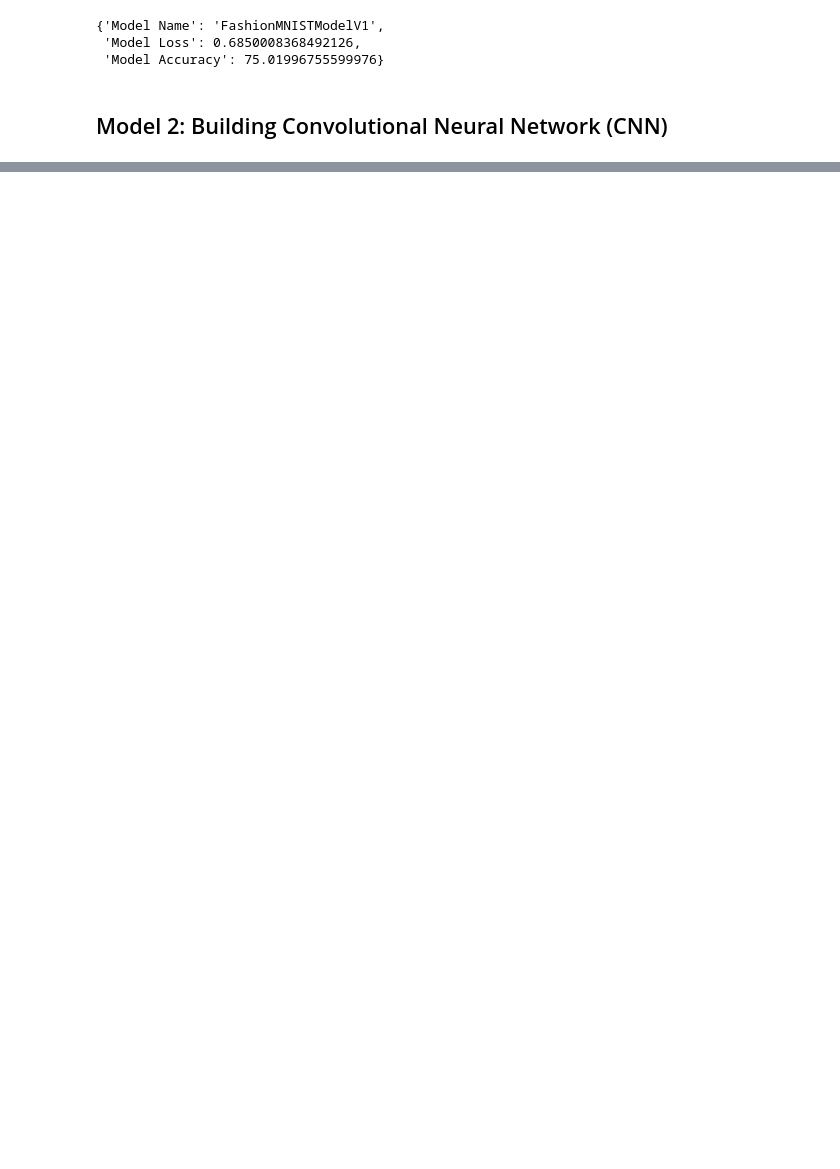
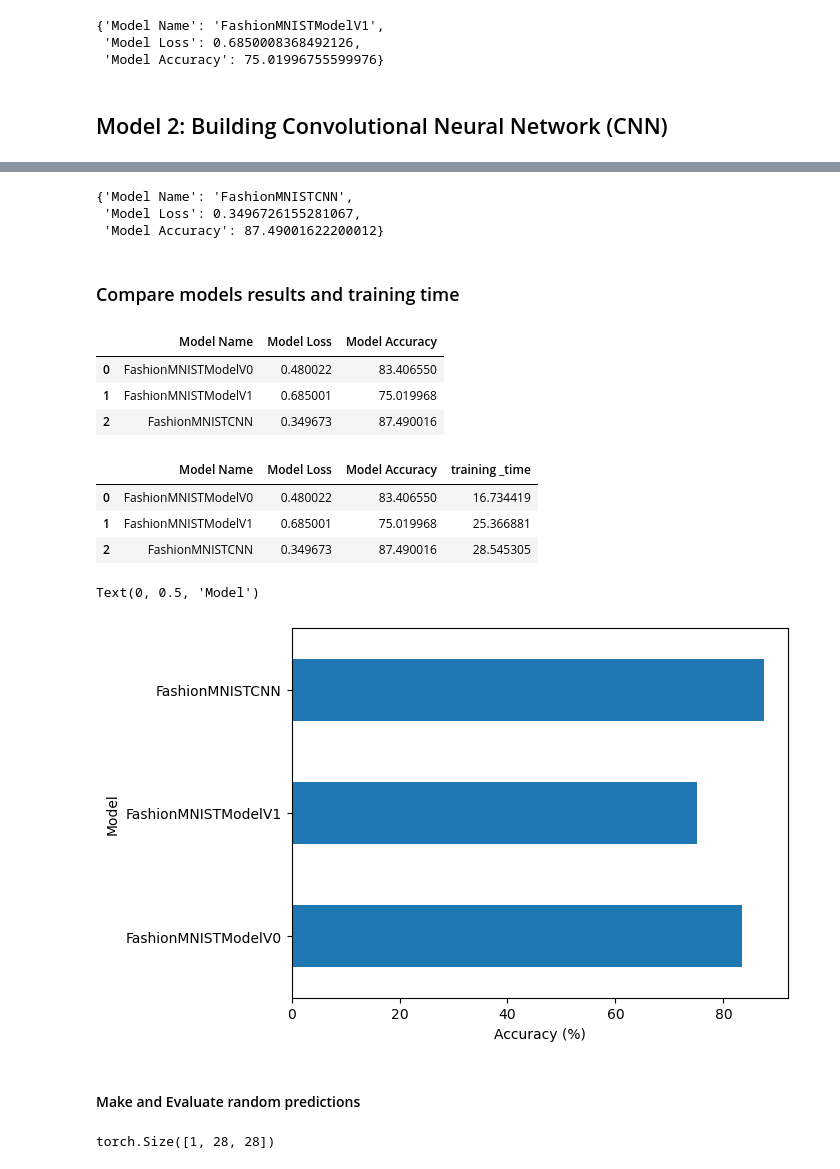
Before and after one commit to DilshanGD/Deep-Learning-with-PyTorch-for-beginners, a Jupyter notebook: Computer Vision Workflow.ipynb, the cells around one changed output, grey strips where cells are left out. Cells and saved outputs as stored; diff of their text form; code cells hidden in the pictures; blank space fills up the shorter version.

Commit message:
"Computer Vision Workflow with Tiny VGG for FashionMNIST"

```diff
--- a/Computer Vision Workflow.ipynb
+++ b/Computer Vision Workflow.ipynb
@@ -701,0 +721,5 @@ model_cnn = FashionMNISTCNN(input_shape=1,
+# %%
+# Define loss function and optimizer for model_cnn
+
+loss_function = nn.CrossEntropyLoss()
+optimizer = torch.optim.SGD(params=model_cnn.parameters(), lr=0.1)
@@ -701,0 +774,48 @@ model_cnn = FashionMNISTCNN(input_shape=1,
+# %%
+# Get model_cnn results
+model_cnn_results = eval_model(model=model_cnn,
+                               data_loader=test_dataloader,
+                               loss_function=loss_function,
+                               accuracy_function=torchmetric_accuracy)
+
+model_cnn_results
+# %% [output]
+{'Model Name': 'FashionMNISTCNN',
+ 'Model Loss': 0.3496726155281067,
+ 'Model Accuracy': 87.49001622200012}
+# %% [markdown]
+### Compare models results and training time
+# %%
+import pandas as pd
+compare_results = pd.DataFrame([model_0_results,
+                                model_1_results,
+                                model_cnn_results])
+
+compare_results
+# %% [output]
+|  | Model Name | Model Loss | Model Accuracy |
+| 0 | FashionMNISTModelV0 | 0.480022 | 83.406550 |
+| 1 | FashionMNISTModelV1 | 0.685001 | 75.019968 |
+| 2 | FashionMNISTCNN | 0.349673 | 87.490016 |
+# %%
+# Add training time to results comparison
+compare_results['training _time'] = [total_train_time_model_0,
+                                     total_train_time_model_1,
+                                     total_train_time_model_cnn]
+
+compare_results
+# %% [output]
+|  | Model Name | Model Loss | Model Accuracy | training _time |
+| 0 | FashionMNISTModelV0 | 0.480022 | 83.406550 | 16.734419 |
+| 1 | FashionMNISTModelV1 | 0.685001 | 75.019968 | 25.366881 |
+| 2 | FashionMNISTCNN | 0.349673 | 87.490016 | 28.545305 |
+# %%
+# Visualize results
+compare_results.set_index("Model Name")["Model Accuracy"].plot(kind='barh')
+plt.xlabel("Accuracy (%)")
+plt.ylabel("Model")
+# %% [output]
+Text(0, 0.5, 'Model')
+[figure, added]
+# %% [markdown]
+#### Make and Evaluate random  predictions
@@ -701,0 +847,15 @@ model_cnn = FashionMNISTCNN(input_shape=1,
+# %%
+import random
+random.seed(42)
+
+test_samples = []
+test_labels = []
+
+for sample, label in random.sample(list(test_data), k=9):
+    test_samples.append(sample)
+    test_labels.append(label)
+
+# View the shape of a sample
+test_samples[0].shape
+# %% [output]
+torch.Size([1, 28, 28])
```
Also changed, not shown: parts of 25 cells of this notebook, 2 other files.
